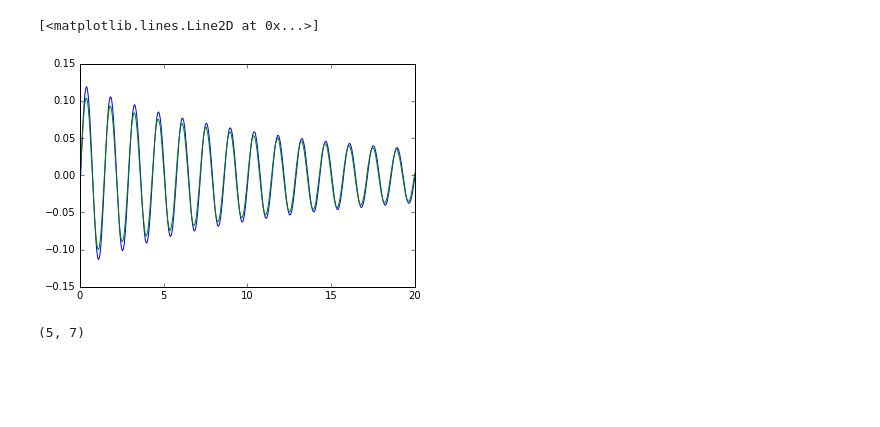
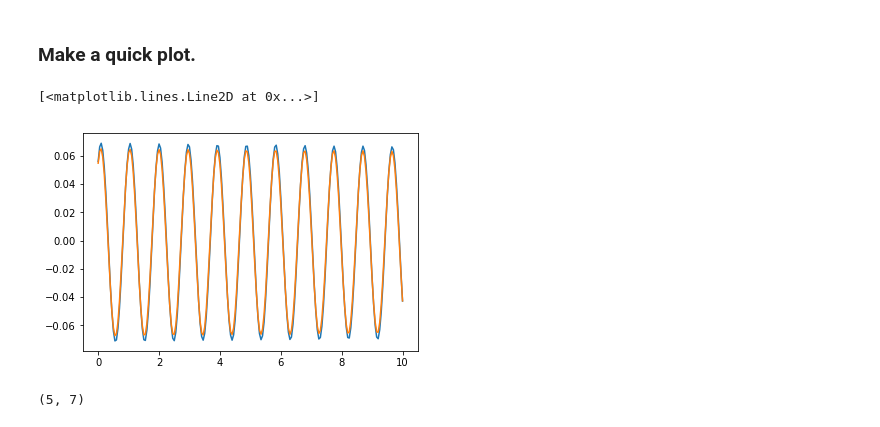
Before and after one commit to moustakas/siena-astrophysics, a Jupyter notebook: teaching/310-F17/harmonic-oscillator/harmonic-oscillator.ipynb, the cells around one changed output. Drawn from its saved outputs; the diff is of its cells as text; code cells hidden in the pictures; blank space fills up the shorter version.

Commit message:
add undamped

```diff
--- a/teaching/310-F17/harmonic-oscillator/harmonic-oscillator.ipynb
+++ b/teaching/310-F17/harmonic-oscillator/harmonic-oscillator.ipynb
@@ -11,0 +34,6 @@ time = t1
+# %%
+filecp = codecs.open('undamped1.txt', encoding='cp1252')
+t1, y1 = np.loadtxt(filecp, unpack=True, skiprows=7, usecols=[0, 1])
+# %%
+filecp = codecs.open('undamped2.txt', encoding='cp1252')
+t2, y2 = np.loadtxt(filecp, unpack=True, skiprows=7, usecols=[0, 1])
@@ -12,9 +45,12 @@ time = t1
+# %% [markdown]
+### Make a quick plot.
 # %%
-plt.plot(t1, y1)
-plt.plot(t2, y2)
+fig, ax = plt.subplots()
+ax.plot(t1, y1)
+ax.plot(t2, y2)
 # %% [output]
 [<matplotlib.lines.Line2D at 0x...>]
-[figure, old version]
+[figure, new version]
 # %%
 yavg = np.zeros_like(y1)
 yerr = np.zeros_like(y1)
```
Also changed, not shown: parts of 9 cells of this notebook, 2 other files.
